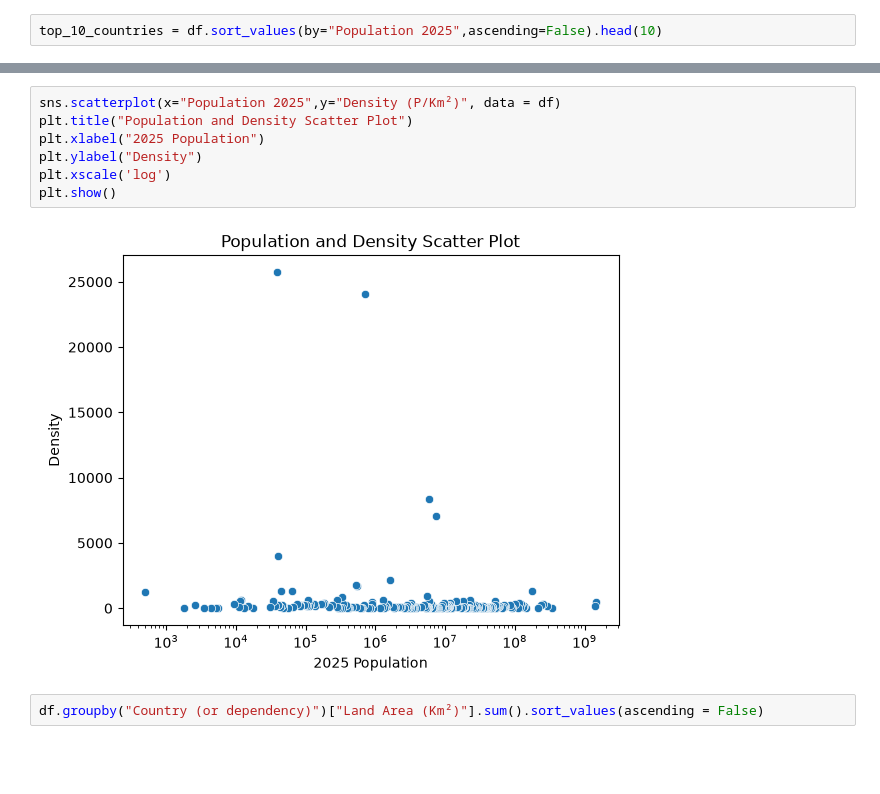
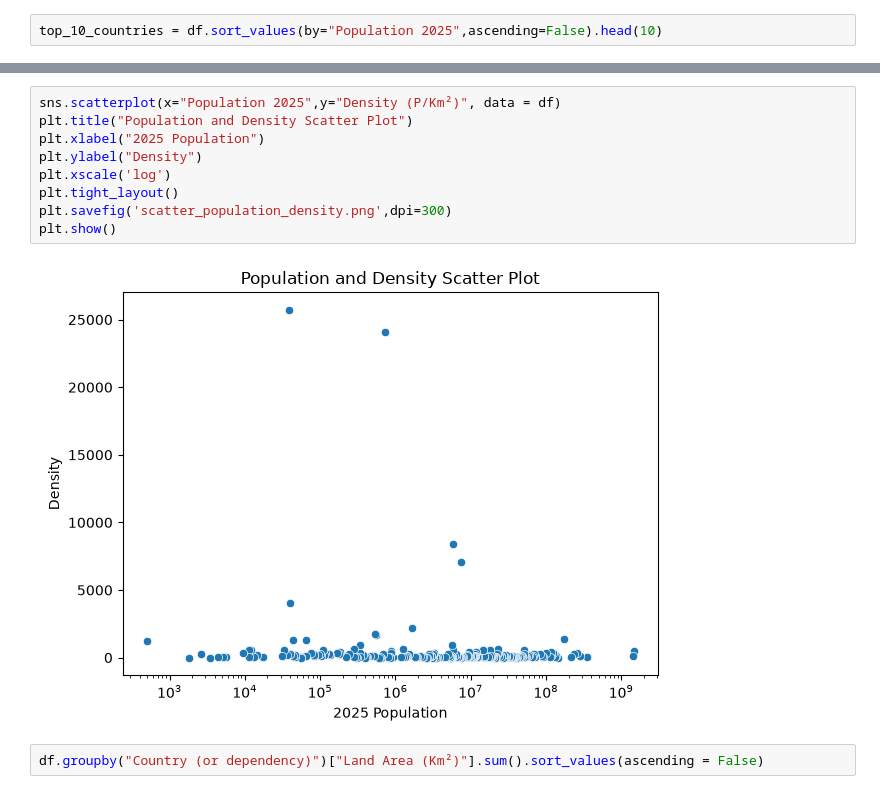
Before and after one commit to hiralirs/world-population-analysis-2025, a Jupyter notebook: main.ipynb, the cells around one changed output, grey strips where cells are left out. Saved outputs shown, nothing was run; the diff lists cells and outputs as text; blank space fills up the shorter version.

```diff
--- a/main.ipynb
+++ b/main.ipynb
@@ -117,12 +121,14 @@ plt.show()
 # %%
 sns.scatterplot(x="Population 2025",y="Density (P/Km²)", data = df)
 plt.title("Population and Density Scatter Plot")
 plt.xlabel("2025 Population")
 plt.ylabel("Density")
 plt.xscale('log')
+plt.tight_layout()
+plt.savefig('scatter_population_density.png',dpi=300)
 plt.show()
 # %% [output]
-[figure, old version]
+[figure, new version]
 # %%
 df.groupby("Country (or dependency)")["Land Area (Km²)"].sum().sort_values(ascending = False)
 # %% [output]
```
Also changed, not shown: parts of 4 cells of this notebook, 5 other files.
